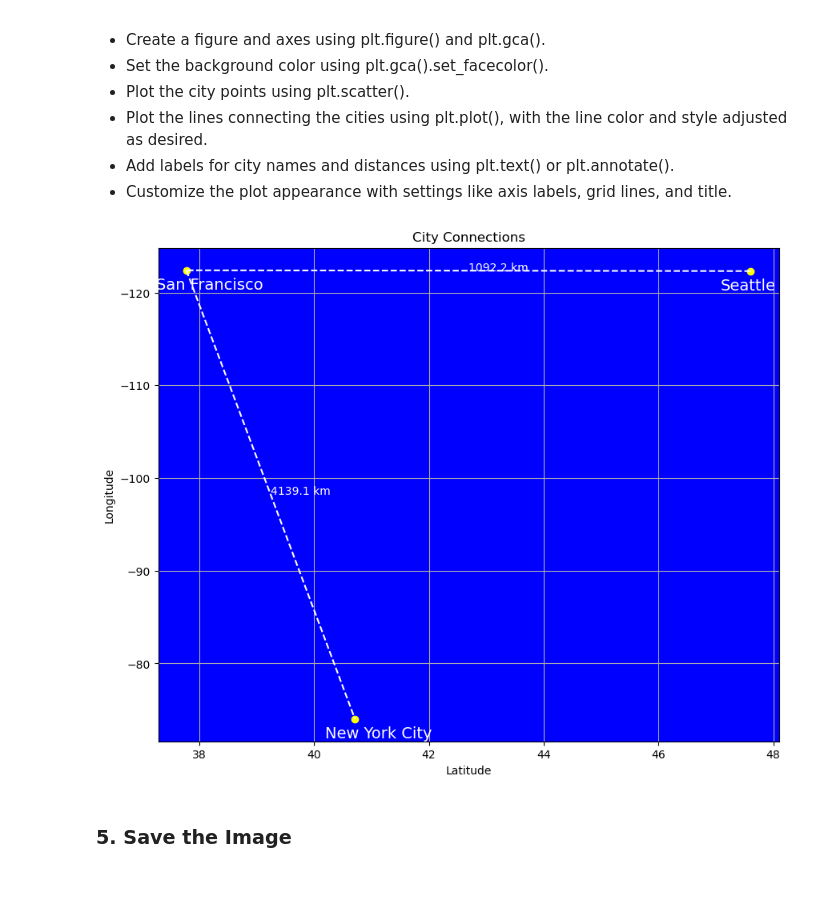
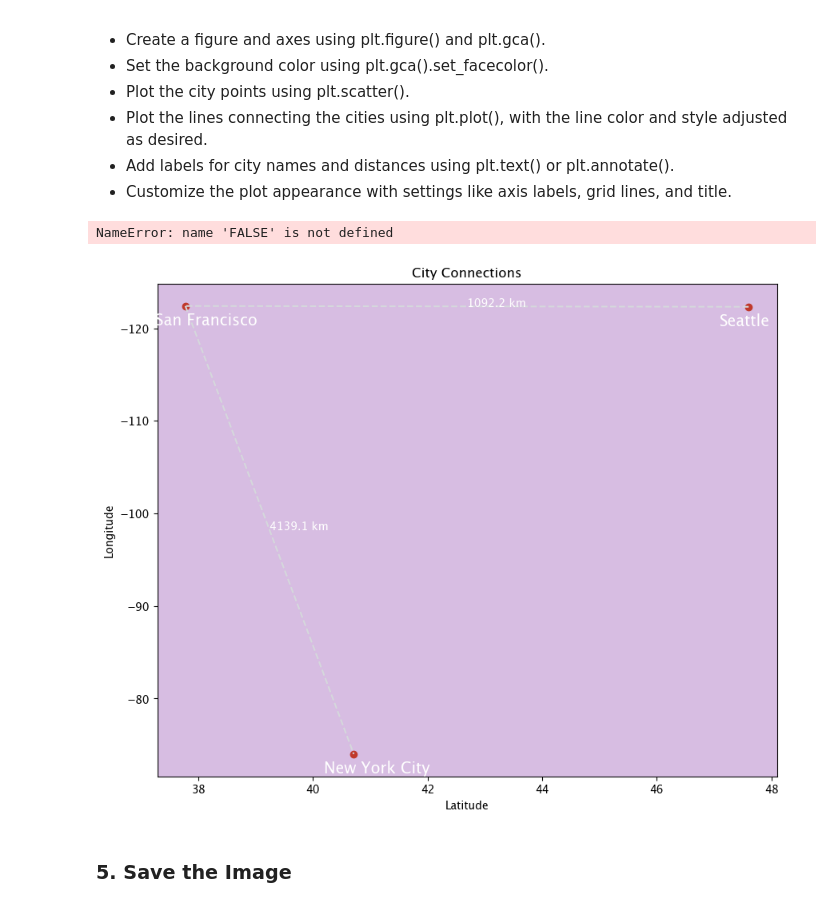
Before and after one commit to UlrikeDetective/maps, a Jupyter notebook: app/map_pointsV02/app.ipynb, the cells around one changed output. Saved outputs shown, nothing was run; the diff lists cells and outputs as text; code cells hidden in the pictures.

```diff
--- a/app/map_pointsV02/app.ipynb
+++ b/app/map_pointsV02/app.ipynb
@@ -40,28 +40,29 @@ for i in range(len(cities) - 1):
 # %%
 plt.figure(figsize=(10, 8))
 ax = plt.gca()
-ax.set_facecolor("blue")  # Change background color to blue
+ax.set_facecolor("#D7BDE2")  # Change background color to blue
 
 x_coords = [city[1][0] for city in cities]
 y_coords = [city[1][1] for city in cities]
-plt.scatter(x_coords, y_coords, color="yellow", marker="o")
+plt.scatter(x_coords, y_coords, color="#C0392B", marker="o")
 
 for i in range(len(cities) - 1):
-    plt.plot([x_coords[i], x_coords[i + 1]], [y_coords[i], y_coords[i + 1]], color="white", linestyle="--")
+    plt.plot([x_coords[i], x_coords[i + 1]], [y_coords[i], y_coords[i + 1]], color="#D5D8DC", linestyle="--")
     plt.text((x_coords[i] + x_coords[i + 1]) / 2, (y_coords[i] + y_coords[i + 1]) / 2, f"{distances[i]} km", color="white")
 
 # Add city names next to the points with larger font size
 for city, coords in cities:
     plt.text(coords[0] - 0.52, coords[1] + 2.02, city, color="white", fontsize=14)
 
 plt.xlabel("Latitude")
 plt.ylabel("Longitude")
 plt.gca().invert_yaxis()  # This line inverts the y-axis
 plt.title("City Connections")
-plt.grid(True)
+plt.grid(False)
 plt.show()
 # %% [output]
+NameError: name 'FALSE' is not defined
-[figure, old version]
+[figure, new version]
 # %% [markdown]
 ### 5. Save the Image
 # %%
```
Also changed, not shown: 2 other files.
